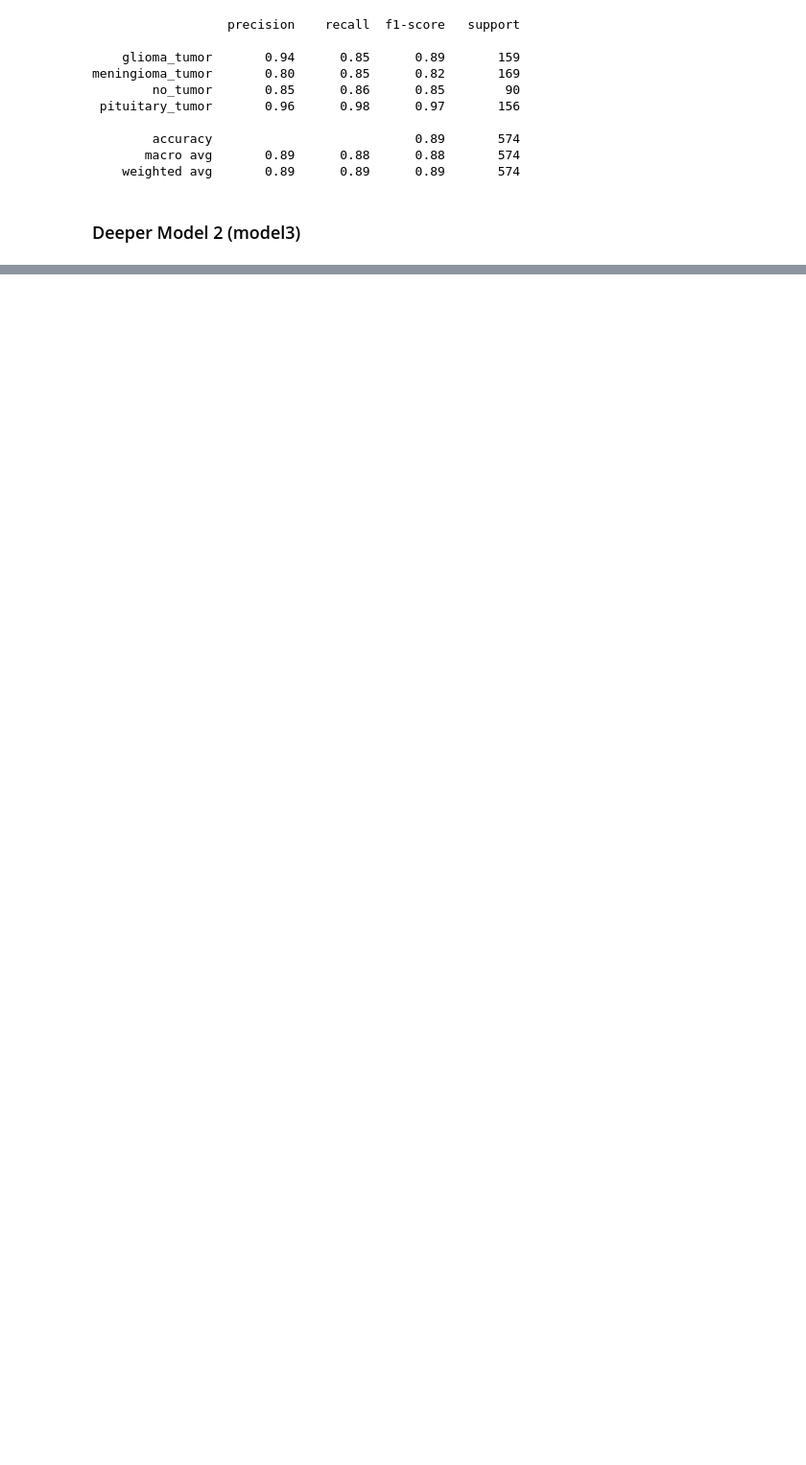
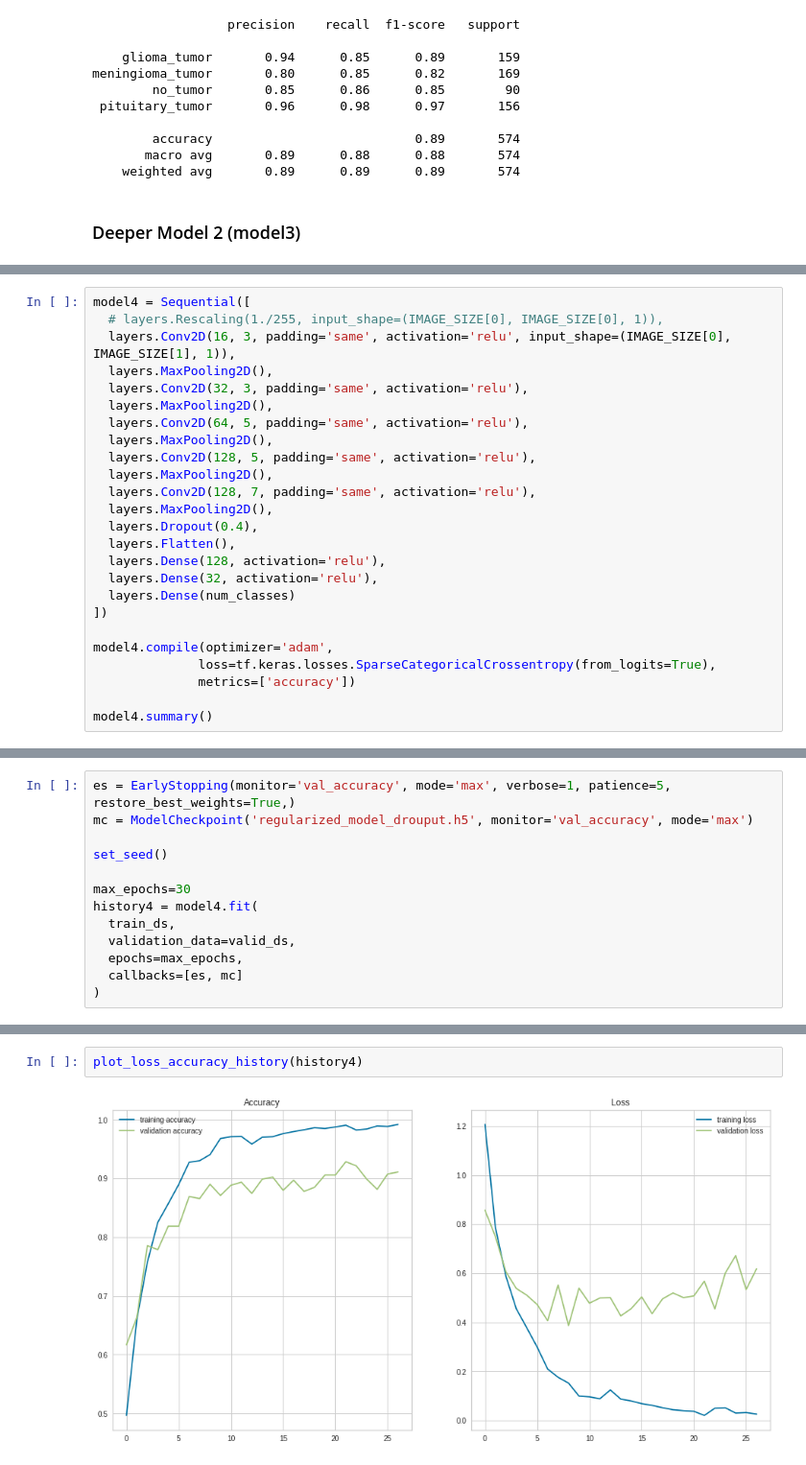
Before and after one commit to bori00/BrainTumorClassification, a Jupyter notebook: BrainTumorClassification.ipynb, the cells around one changed output, grey strips where cells are left out. Shown at 96% size. Cells and saved outputs as stored; diff of their text form; blank space fills up the shorter version.

Commit message:
apply dropout regularization

```diff
--- a/BrainTumorClassification.ipynb
+++ b/BrainTumorClassification.ipynb
@@ -574,0 +577,25 @@ meningioma_tumor       0.86      0.85      0.86       169
+# %%
+model4 = Sequential([
+  # layers.Rescaling(1./255, input_shape=(IMAGE_SIZE[0], IMAGE_SIZE[0], 1)),
+  layers.Conv2D(16, 3, padding='same', activation='relu', input_shape=(IMAGE_SIZE[0], IMAGE_SIZE[1], 1)),
+  layers.MaxPooling2D(),
+  layers.Conv2D(32, 3, padding='same', activation='relu'),
+  layers.MaxPooling2D(),
+  layers.Conv2D(64, 5, padding='same', activation='relu'),
+  layers.MaxPooling2D(),
+  layers.Conv2D(128, 5, padding='same', activation='relu'),
+  layers.MaxPooling2D(),
+  layers.Conv2D(128, 7, padding='same', activation='relu'),
+  layers.MaxPooling2D(),
+  layers.Dropout(0.4),
+  layers.Flatten(),
+  layers.Dense(128, activation='relu'),
+  layers.Dense(32, activation='relu'),
+  layers.Dense(num_classes)
+])
+
+model4.compile(optimizer='adam',
+              loss=tf.keras.losses.SparseCategoricalCrossentropy(from_logits=True),
+              metrics=['accuracy'])
+
+model4.summary()
@@ -574,0 +620,13 @@ meningioma_tumor       0.86      0.85      0.86       169
+# %%
+es = EarlyStopping(monitor='val_accuracy', mode='max', verbose=1, patience=5, restore_best_weights=True,)
+mc = ModelCheckpoint('regularized_model_drouput.h5', monitor='val_accuracy', mode='max')
+
+set_seed()
+
+max_epochs=30
+history4 = model4.fit(
+  train_ds,
+  validation_data=valid_ds,
+  epochs=max_epochs,
+  callbacks=[es, mc]
+)
@@ -574,0 +651,4 @@ meningioma_tumor       0.86      0.85      0.86       169
+# %%
+plot_loss_accuracy_history(history4)
+# %% [output]
+[figure, added]
```
Also changed, not shown: parts of 8 cells of this notebook.
